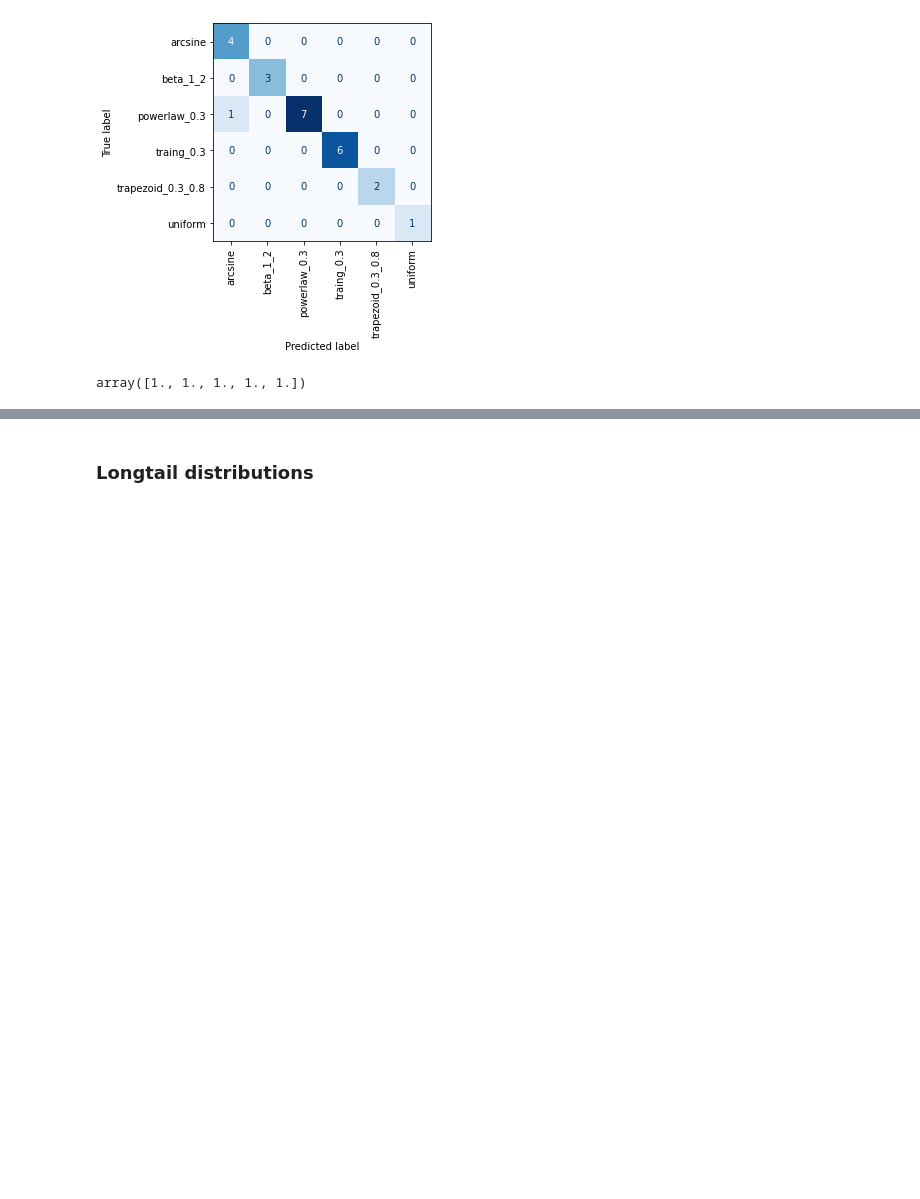
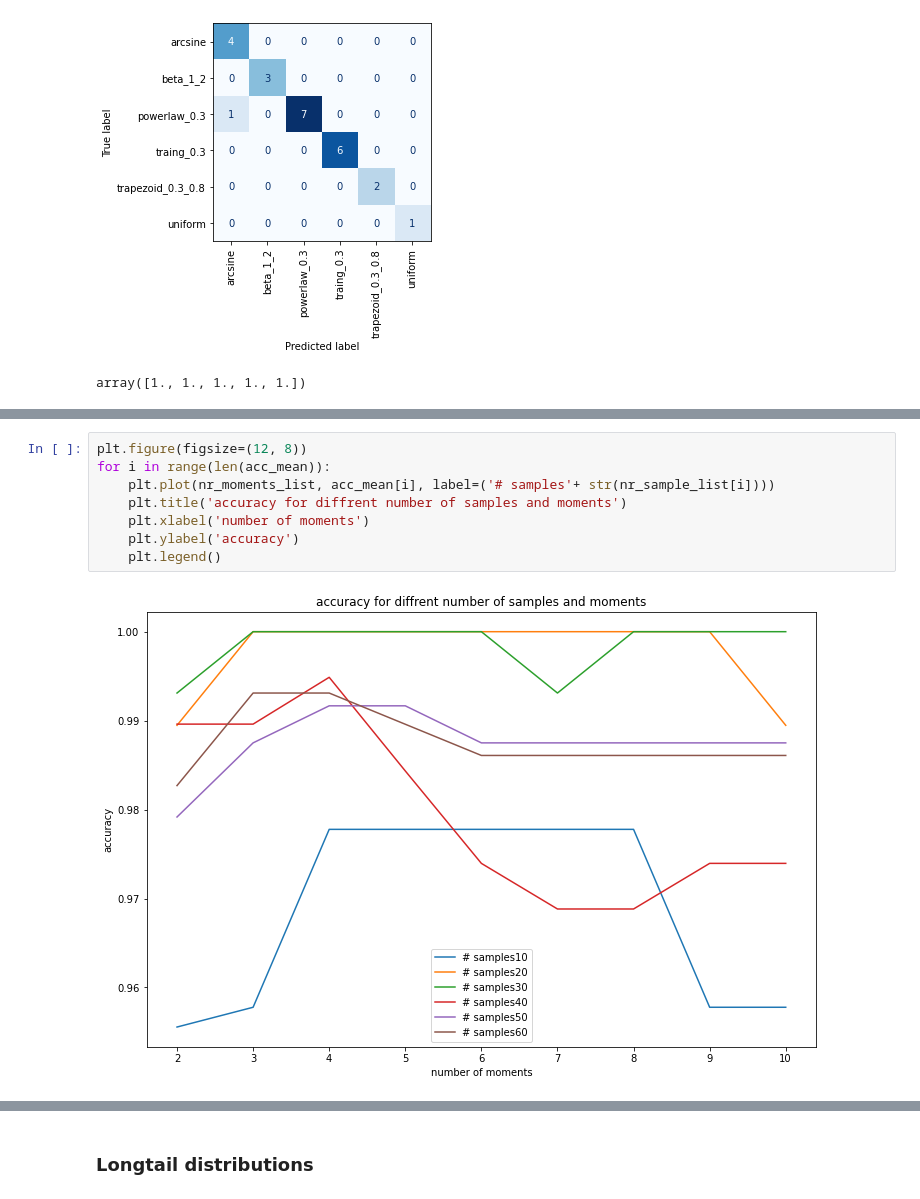
Before and after one commit to sheilafarrahi/thesis, a Jupyter notebook: method_of_moments.ipynb, the cells around one changed output, grey strips where cells are left out. Drawn from its saved outputs; the diff is of its cells as text; blank space fills up the shorter version.

```diff
--- a/method_of_moments.ipynb
+++ b/method_of_moments.ipynb
@@ -69,3 +76,13 @@ for i in moments_list:
+# %%
+plt.figure(figsize=(12, 8))
+for i in range(len(acc_mean)):
+    plt.plot(nr_moments_list, acc_mean[i], label=('# samples'+ str(nr_sample_list[i])))
+    plt.title('accuracy for diffrent number of samples and moments')
+    plt.xlabel('number of moments')
+    plt.ylabel('accuracy')
+    plt.legend()
+# %% [output]
+[figure, added]
 # %%
 plt.figure(figsize=(12, 8))
 ax = plt.gca()
```
Also changed, not shown: parts of 4 cells of this notebook.
